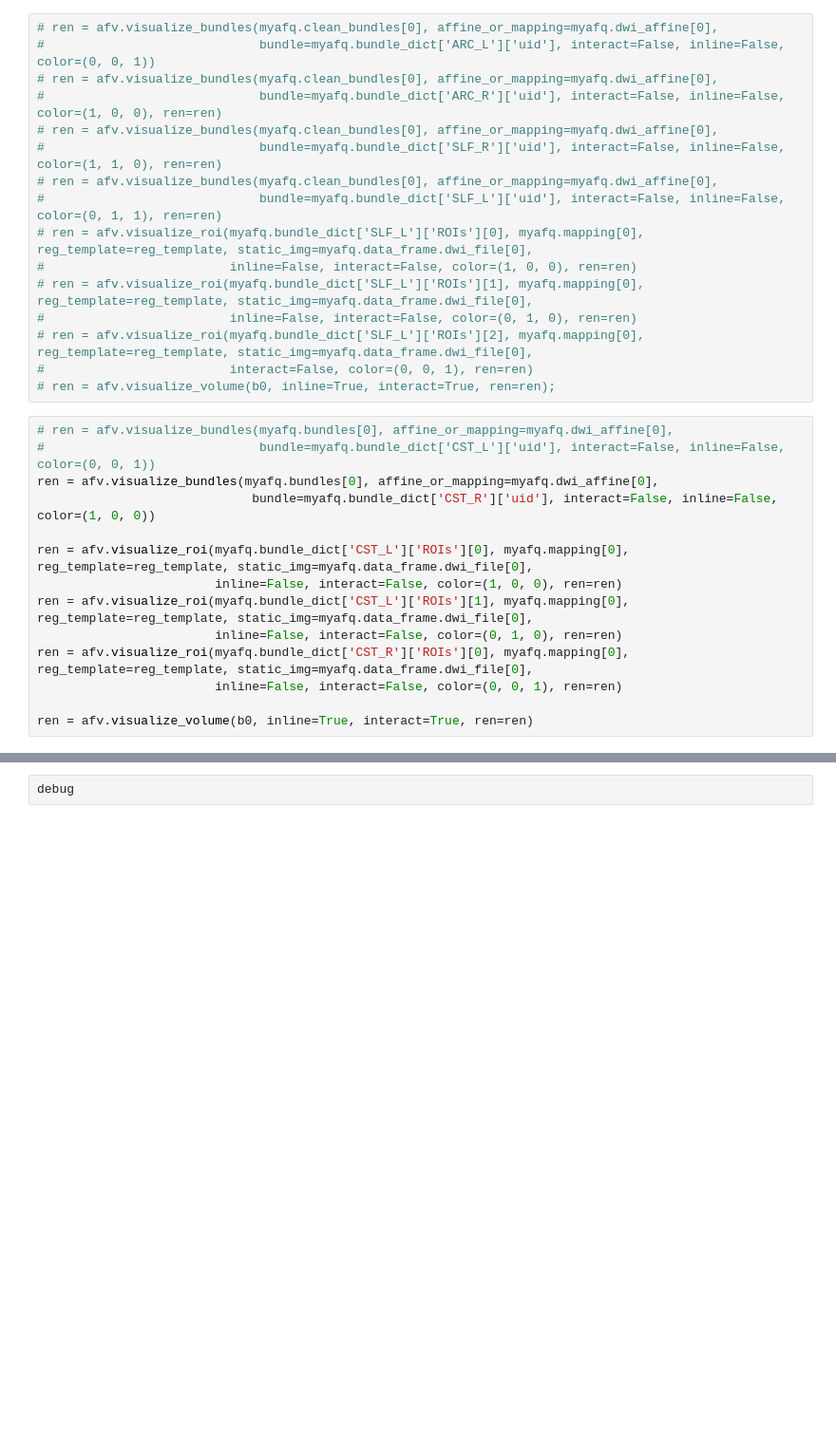
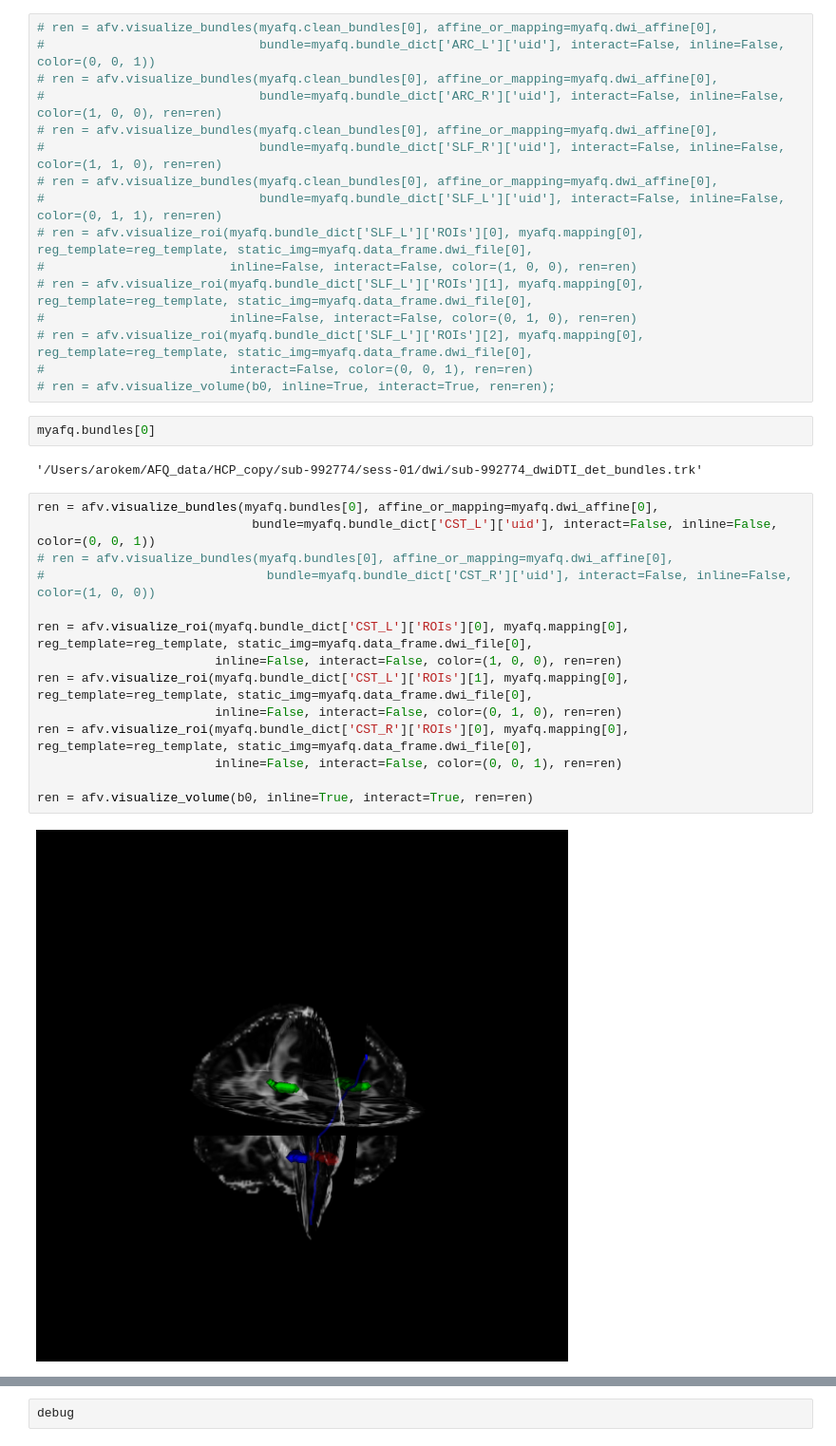
Before and after one commit to yeatmanlab/pyAFQ, a Jupyter notebook: doc/notebooks/afq-hcp-data.ipynb, the cells around one changed output, grey strips where cells are left out. Shown at 95% size. Cells and saved outputs as stored; diff of their text form; blank space fills up the shorter version.

```diff
--- a/doc/notebooks/afq-hcp-data.ipynb
+++ b/doc/notebooks/afq-hcp-data.ipynb
@@ -70,17 +99,23 @@ myafq.dwi_affine[0]
 # ren = afv.visualize_roi(myafq.bundle_dict['SLF_L']['ROIs'][2], myafq.mapping[0], reg_template=reg_template, static_img=myafq.data_frame.dwi_file[0],
 #                         interact=False, color=(0, 0, 1), ren=ren)
 # ren = afv.visualize_volume(b0, inline=True, interact=True, ren=ren);
+# %%
+myafq.bundles[0]
+# %% [output]
+'/Users/arokem/AFQ_data/HCP_copy/sub-992774/sess-01/dwi/sub-992774_dwiDTI_det_bundles.trk'
 # %%
+ren = afv.visualize_bundles(myafq.bundles[0], affine_or_mapping=myafq.dwi_affine[0],
+                             bundle=myafq.bundle_dict['CST_L']['uid'], interact=False, inline=False, color=(0, 0, 1))
 # ren = afv.visualize_bundles(myafq.bundles[0], affine_or_mapping=myafq.dwi_affine[0],
-#                             bundle=myafq.bundle_dict['CST_L']['uid'], interact=False, inline=False, color=(0, 0, 1))
-ren = afv.visualize_bundles(myafq.bundles[0], affine_or_mapping=myafq.dwi_affine[0],
-                             bundle=myafq.bundle_dict['CST_R']['uid'], interact=False, inline=False, color=(1, 0, 0))
+#                              bundle=myafq.bundle_dict['CST_R']['uid'], interact=False, inline=False, color=(1, 0, 0))
 
 ren = afv.visualize_roi(myafq.bundle_dict['CST_L']['ROIs'][0], myafq.mapping[0], reg_template=reg_template, static_img=myafq.data_frame.dwi_file[0],
                         inline=False, interact=False, color=(1, 0, 0), ren=ren)
 ren = afv.visualize_roi(myafq.bundle_dict['CST_L']['ROIs'][1], myafq.mapping[0], reg_template=reg_template, static_img=myafq.data_frame.dwi_file[0],
                         inline=False, interact=False, color=(0, 1, 0), ren=ren)
 ren = afv.visualize_roi(myafq.bundle_dict['CST_R']['ROIs'][0], myafq.mapping[0], reg_template=reg_template, static_img=myafq.data_frame.dwi_file[0],
                         inline=False, interact=False, color=(0, 0, 1), ren=ren)
 
 ren = afv.visualize_volume(b0, inline=True, interact=True, ren=ren)
+# %% [output]
+[figure, added]
```
Also changed, not shown: parts of 7 cells of this notebook, 3 other files.
